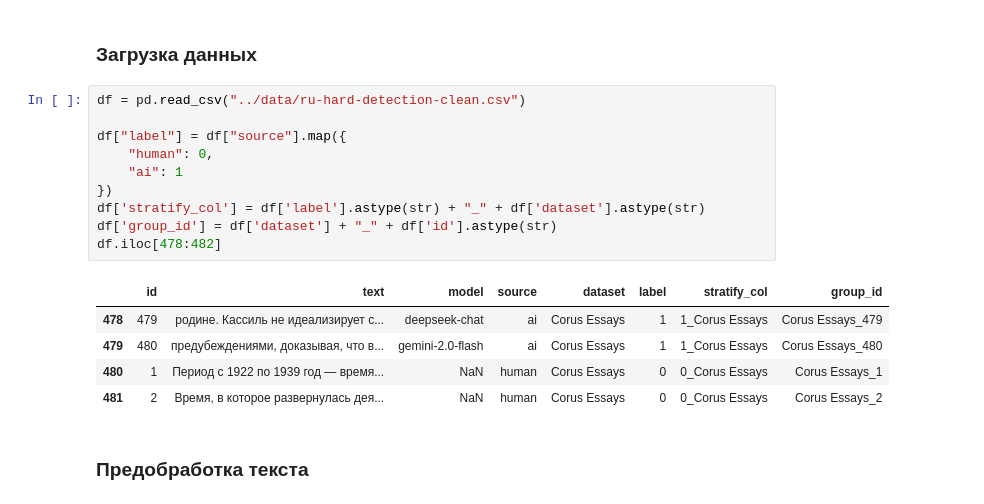
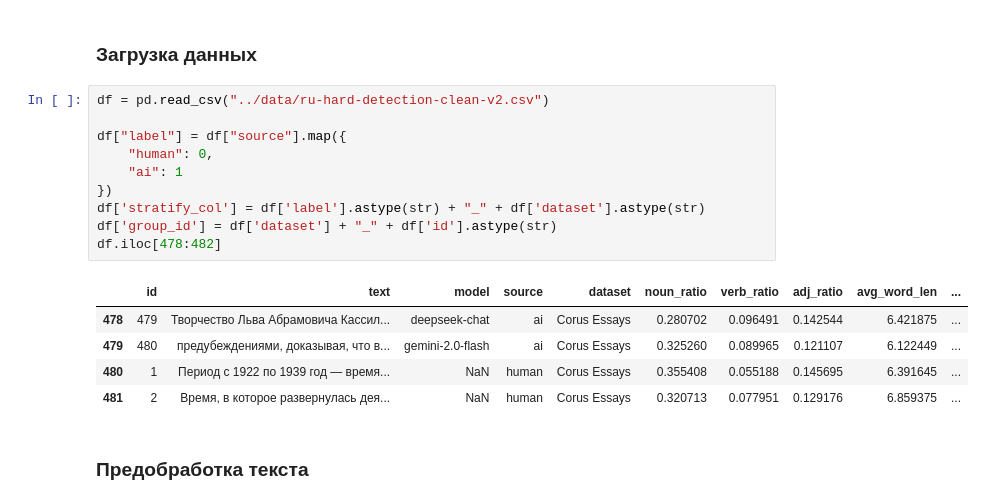
Before and after one commit to budaog300/AiTextDetector, a Jupyter notebook: ml/01_tfidf_logreg_baseline.ipynb, the cells around one changed output. Cells and saved outputs as stored; diff of their text form.

```diff
--- a/ml/01_tfidf_logreg_baseline.ipynb
+++ b/ml/01_tfidf_logreg_baseline.ipynb
@@ -6,21 +6,21 @@ import matplotlib.pyplot as plt
 # %% [markdown]
 ### Загрузка данных
 # %%
-df = pd.read_csv("../data/ru-hard-detection-clean.csv")
+df = pd.read_csv("../data/ru-hard-detection-clean-v2.csv")
 
 df["label"] = df["source"].map({
     "human": 0,
     "ai": 1
 })
 df['stratify_col'] = df['label'].astype(str) + "_" + df['dataset'].astype(str)
 df['group_id'] = df['dataset'] + "_" + df['id'].astype(str)
 df.iloc[478:482]
 # %% [output]
-|  | id | text | model | source | dataset | label | stratify_col | group_id |
-| 478 | 479 | родине. Кассиль не идеализирует с... | deepseek-chat | ai | Corus Essays | 1 | 1_Corus Essays | Corus Essays_479 |
-| 479 | 480 | предубеждениями, доказывая, что в... | gemini-2.0-flash | ai | Corus Essays | 1 | 1_Corus Essays | Corus Essays_480 |
-| 480 | 1 | Период с 1922 по 1939 год — время... | NaN | human | Corus Essays | 0 | 0_Corus Essays | Corus Essays_1 |
-| 481 | 2 | Время, в которое развернулась дея... | NaN | human | Corus Essays | 0 | 0_Corus Essays | Corus Essays_2 |
+|  | id | text | model | source | dataset | noun_ratio | verb_ratio | adj_ratio | avg_word_len | ... |
+| 478 | 479 | Творчество Льва Абрамовича Кассил... | deepseek-chat | ai | Corus Essays | 0.280702 | 0.096491 | 0.142544 | 6.421875 | ... |
+| 479 | 480 | предубеждениями, доказывая, что в... | gemini-2.0-flash | ai | Corus Essays | 0.325260 | 0.089965 | 0.121107 | 6.122449 | ... |
+| 480 | 1 | Период с 1922 по 1939 год — время... | NaN | human | Corus Essays | 0.355408 | 0.055188 | 0.145695 | 6.391645 | ... |
+| 481 | 2 | Время, в которое развернулась дея... | NaN | human | Corus Essays | 0.320713 | 0.077951 | 0.129176 | 6.859375 | ... |
 # %% [markdown]
 ### Предобработка текста
 # %%
```
Also changed, not shown: parts of 14 cells of this notebook, 1 other file.
